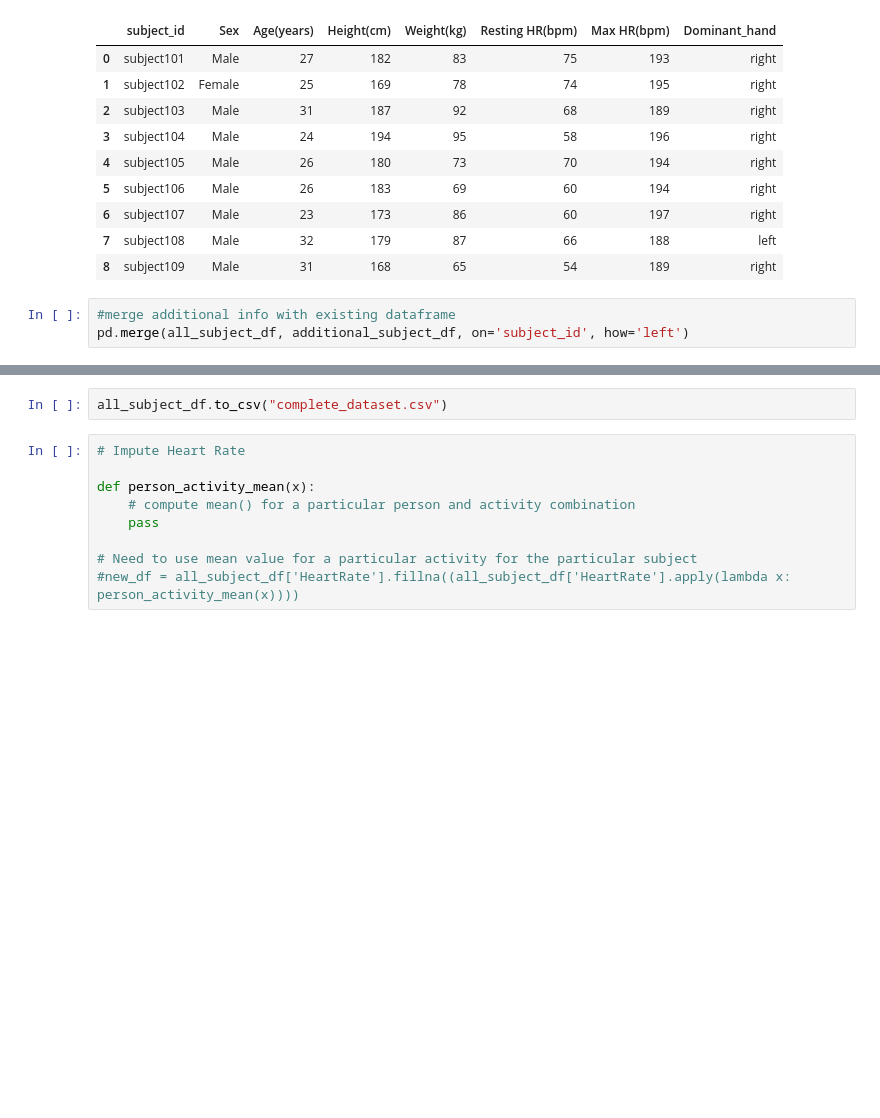
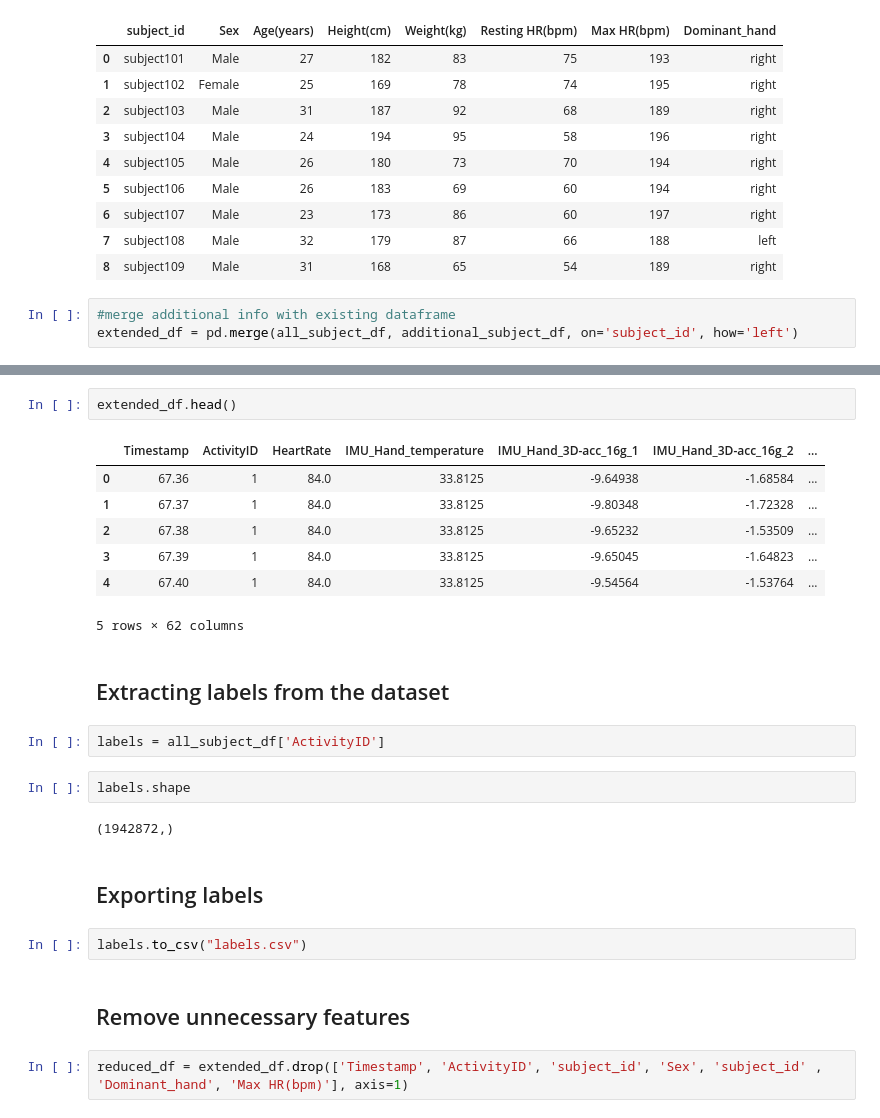
Before and after one commit to vishumanvi/cmpe255-termproject, a Jupyter notebook: CMPE255-HumanActivityClassifier.ipynb, the cells around one changed output, grey strips where cells are left out. Drawn from its saved outputs; the diff is of its cells as text; blank space fills up the shorter version.

```diff
--- a/CMPE255-HumanActivityClassifier.ipynb
+++ b/CMPE255-HumanActivityClassifier.ipynb
@@ -209,4 +202,4 @@ additional_subject_df
 | 8 | subject109 | Male | 31 | 168 | 65 | 54 | 189 | right |
 # %%
 #merge additional info with existing dataframe
-pd.merge(all_subject_df, additional_subject_df, on='subject_id', how='left')
+extended_df = pd.merge(all_subject_df, additional_subject_df, on='subject_id', how='left')
@@ -232,11 +206,26 @@ pd.merge(all_subject_df, additional_subject_df, on='subject_id', how='left')
+# %%
+extended_df.head()
+# %% [output]
+|  | Timestamp | ActivityID | HeartRate | IMU_Hand_temperature | IMU_Hand_3D-acc_16g_1 | IMU_Hand_3D-acc_16g_2 | ... |
+| 0 | 67.36 | 1 | 84.0 | 33.8125 | -9.64938 | -1.68584 | ... |
+| 1 | 67.37 | 1 | 84.0 | 33.8125 | -9.80348 | -1.72328 | ... |
+| 2 | 67.38 | 1 | 84.0 | 33.8125 | -9.65232 | -1.53509 | ... |
+| 3 | 67.39 | 1 | 84.0 | 33.8125 | -9.65045 | -1.64823 | ... |
+| 4 | 67.40 | 1 | 84.0 | 33.8125 | -9.54564 | -1.53764 | ... |
+5 rows × 62 columns
+# %% [markdown]
+## Extracting labels from the dataset
+# %%
+labels = all_subject_df['ActivityID']
+# %%
+labels.shape
+# %% [output]
+(1942872,)
+# %% [markdown]
+## Exporting labels
 # %%
-all_subject_df.to_csv("complete_dataset.csv")
+labels.to_csv("labels.csv")
-# %%
-# Impute Heart Rate
-
-def person_activity_mean(x):
-    # compute mean() for a particular person and activity combination
-    pass
-
-# Need to use mean value for a particular activity for the particular subject
-#new_df = all_subject_df['HeartRate'].fillna((all_subject_df['HeartRate'].apply(lambda x: person_activity_mean(x))))
+# %% [markdown]
+## Remove unnecessary features
+# %%
+reduced_df = extended_df.drop(['Timestamp', 'ActivityID', 'subject_id', 'Sex', 'subject_id' , 'Dominant_hand', 'Max HR(bpm)'], axis=1)
```
Also changed, not shown: parts of 37 cells of this notebook.
